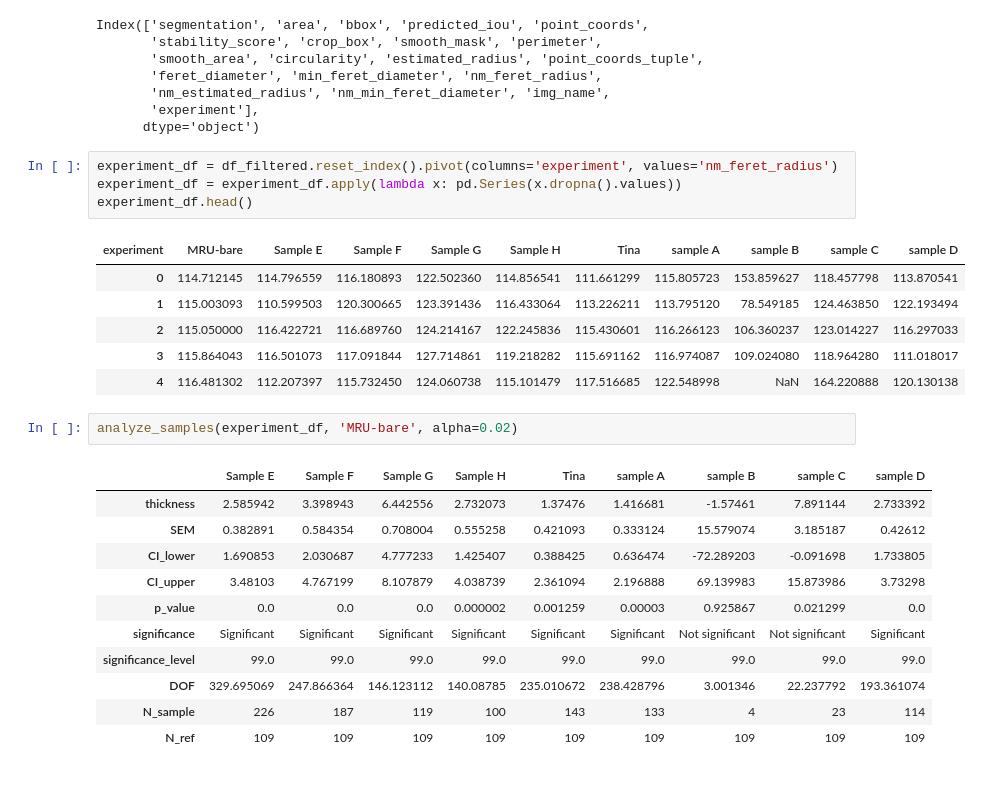
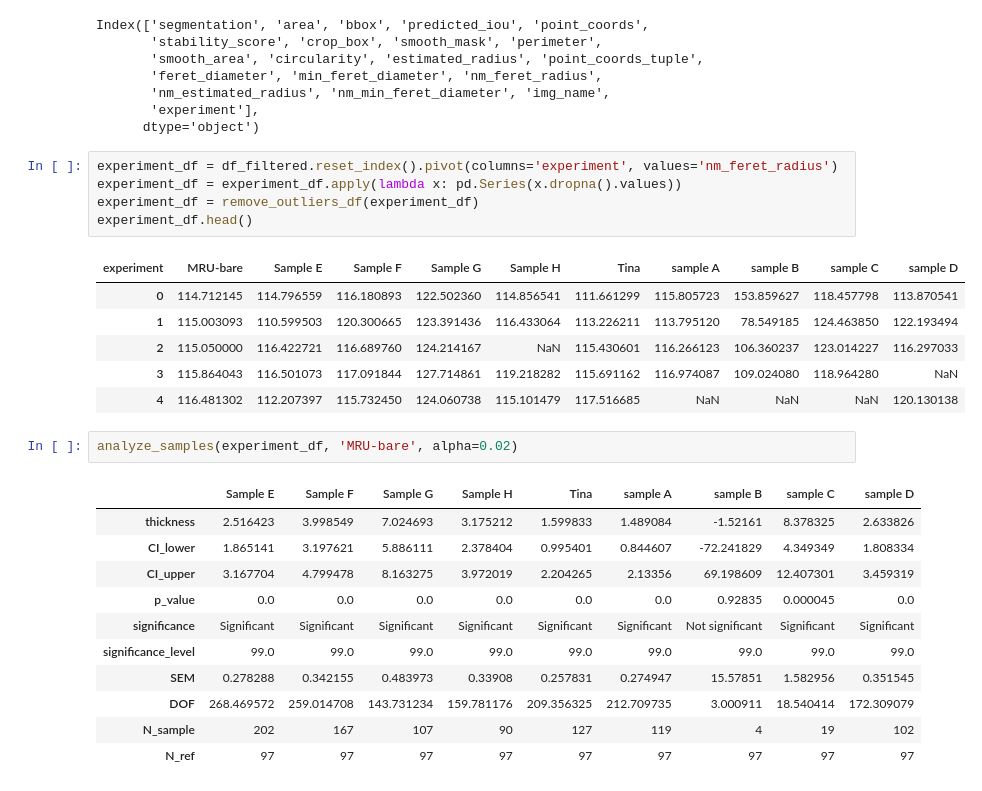
Before and after one commit to biolographer/NanoparticlesSAM, a Jupyter notebook: particle_analysis.ipynb, the cells around one changed output. Drawn from its saved outputs; the diff is of its cells as text.

```diff
--- a/particle_analysis.ipynb
+++ b/particle_analysis.ipynb
@@ -62,28 +58,29 @@ Index(['segmentation', 'area', 'bbox', 'predicted_iou', 'point_coords',
 # %%
 experiment_df = df_filtered.reset_index().pivot(columns='experiment', values='nm_feret_radius')
 experiment_df = experiment_df.apply(lambda x: pd.Series(x.dropna().values))
+experiment_df = remove_outliers_df(experiment_df)
 experiment_df.head()
 # %% [output]
 | experiment | MRU-bare | Sample E | Sample F | Sample G | Sample H | Tina | sample A | sample B | sample C | sample D |
 | 0 | 114.712145 | 114.796559 | 116.180893 | 122.502360 | 114.856541 | 111.661299 | 115.805723 | 153.859627 | 118.457798 | 113.870541 |
 | 1 | 115.003093 | 110.599503 | 120.300665 | 123.391436 | 116.433064 | 113.226211 | 113.795120 | 78.549185 | 124.463850 | 122.193494 |
-| 2 | 115.050000 | 116.422721 | 116.689760 | 124.214167 | 122.245836 | 115.430601 | 116.266123 | 106.360237 | 123.014227 | 116.297033 |
-| 3 | 115.864043 | 116.501073 | 117.091844 | 127.714861 | 119.218282 | 115.691162 | 116.974087 | 109.024080 | 118.964280 | 111.018017 |
-| 4 | 116.481302 | 112.207397 | 115.732450 | 124.060738 | 115.101479 | 117.516685 | 122.548998 | NaN | 164.220888 | 120.130138 |
+| 2 | 115.050000 | 116.422721 | 116.689760 | 124.214167 | NaN | 115.430601 | 116.266123 | 106.360237 | 123.014227 | 116.297033 |
+| 3 | 115.864043 | 116.501073 | 117.091844 | 127.714861 | 119.218282 | 115.691162 | 116.974087 | 109.024080 | 118.964280 | NaN |
+| 4 | 116.481302 | 112.207397 | 115.732450 | 124.060738 | 115.101479 | 117.516685 | NaN | NaN | NaN | 120.130138 |
 # %%
 analyze_samples(experiment_df, 'MRU-bare', alpha=0.02)
 # %% [output]
 |  | Sample E | Sample F | Sample G | Sample H | Tina | sample A | sample B | sample C | sample D |
-| thickness | 2.585942 | 3.398943 | 6.442556 | 2.732073 | 1.37476 | 1.416681 | -1.57461 | 7.891144 | 2.733392 |
-| SEM | 0.382891 | 0.584354 | 0.708004 | 0.555258 | 0.421093 | 0.333124 | 15.579074 | 3.185187 | 0.42612 |
-| CI_lower | 1.690853 | 2.030687 | 4.777233 | 1.425407 | 0.388425 | 0.636474 | -72.289203 | -0.091698 | 1.733805 |
-| CI_upper | 3.48103 | 4.767199 | 8.107879 | 4.038739 | 2.361094 | 2.196888 | 69.139983 | 15.873986 | 3.73298 |
-| p_value | 0.0 | 0.0 | 0.0 | 0.000002 | 0.001259 | 0.00003 | 0.925867 | 0.021299 | 0.0 |
-| significance | Significant | Significant | Significant | Significant | Significant | Significant | Not significant | Not significant | Significant |
+| thickness | 2.516423 | 3.998549 | 7.024693 | 3.175212 | 1.599833 | 1.489084 | -1.52161 | 8.378325 | 2.633826 |
+| CI_lower | 1.865141 | 3.197621 | 5.886111 | 2.378404 | 0.995401 | 0.844607 | -72.241829 | 4.349349 | 1.808334 |
+| CI_upper | 3.167704 | 4.799478 | 8.163275 | 3.972019 | 2.204265 | 2.13356 | 69.198609 | 12.407301 | 3.459319 |
+| p_value | 0.0 | 0.0 | 0.0 | 0.0 | 0.0 | 0.0 | 0.92835 | 0.000045 | 0.0 |
+| significance | Significant | Significant | Significant | Significant | Significant | Significant | Not significant | Significant | Significant |
 | significance_level | 99.0 | 99.0 | 99.0 | 99.0 | 99.0 | 99.0 | 99.0 | 99.0 | 99.0 |
-| DOF | 329.695069 | 247.866364 | 146.123112 | 140.08785 | 235.010672 | 238.428796 | 3.001346 | 22.237792 | 193.361074 |
-| N_sample | 226 | 187 | 119 | 100 | 143 | 133 | 4 | 23 | 114 |
-| N_ref | 109 | 109 | 109 | 109 | 109 | 109 | 109 | 109 | 109 |
+| SEM | 0.278288 | 0.342155 | 0.483973 | 0.33908 | 0.257831 | 0.274947 | 15.57851 | 1.582956 | 0.351545 |
+| DOF | 268.469572 | 259.014708 | 143.731234 | 159.781176 | 209.356325 | 212.709735 | 3.000911 | 18.540414 | 172.309079 |
+| N_sample | 202 | 167 | 107 | 90 | 127 | 119 | 4 | 19 | 102 |
+| N_ref | 97 | 97 | 97 | 97 | 97 | 97 | 97 | 97 | 97 |
 # %%
 plot_quantiles2(experiment_df)
 # %% [output]
```
Also changed, not shown: parts of 2 cells of this notebook, 1 other file.
